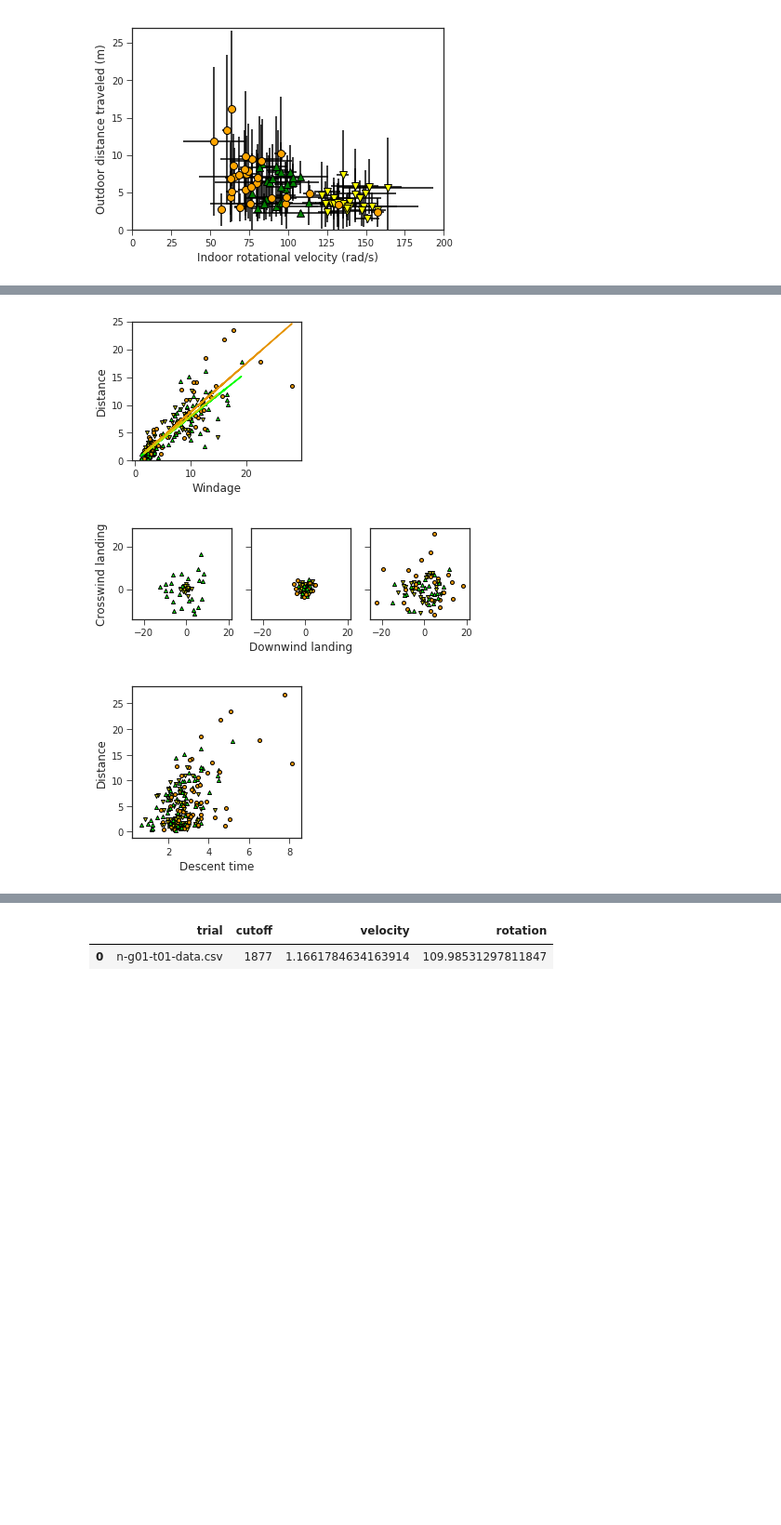
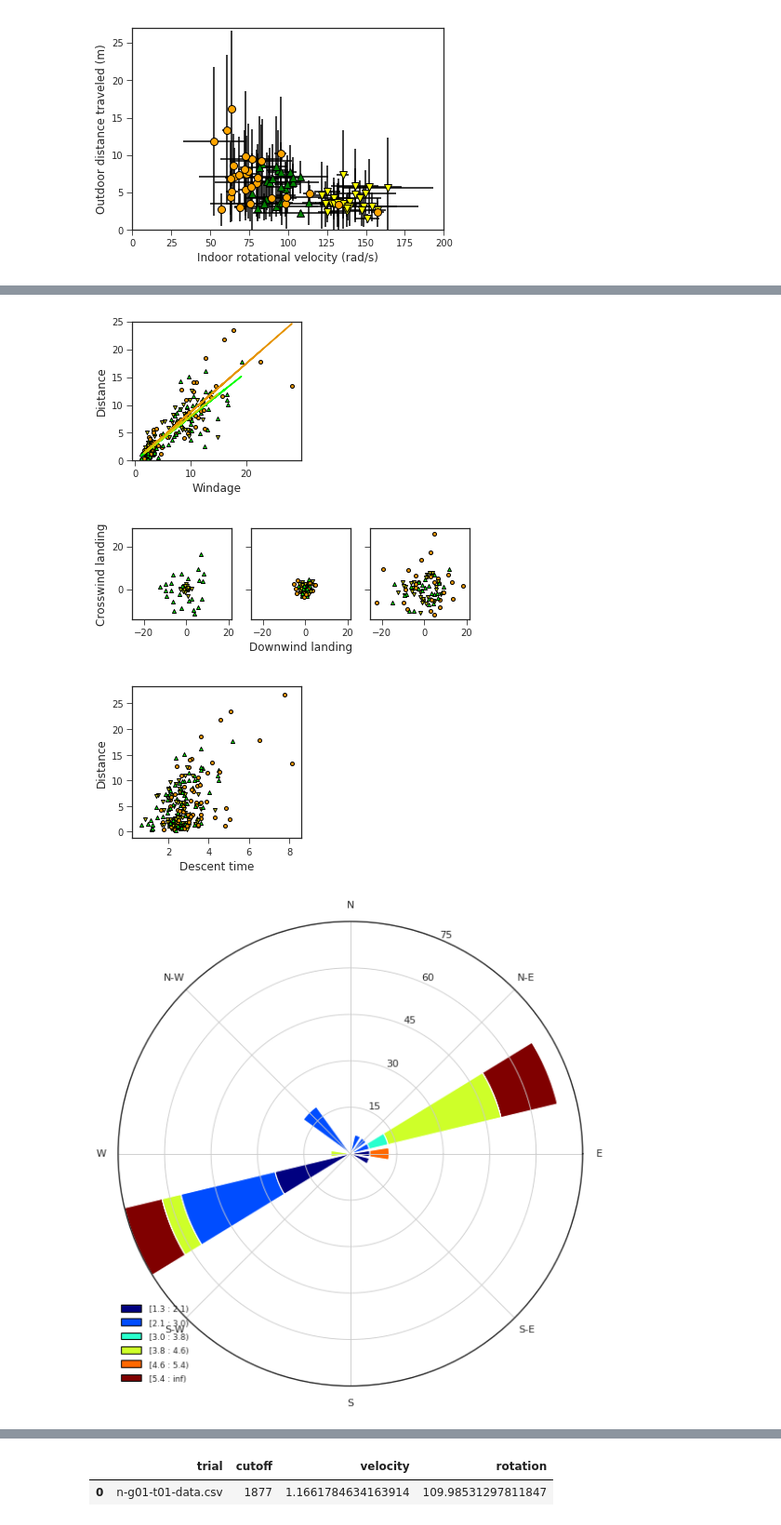
Before and after one commit to RossDynamics/team-samara, a Jupyter notebook: AllDataViz.ipynb, the cells around one changed output, grey strips where cells are left out. Shown: that part at 93% size. Cells and saved outputs as stored; diff of their text form; code cells hidden in the pictures; blank space fills up the shorter version.

```diff
--- a/AllDataViz.ipynb
+++ b/AllDataViz.ipynb
@@ -297,6 +297,8 @@ plt.show()
 [figure]
 [figure]
 # %%
+from windrose import WindroseAxes
+
 weatherData = pd.read_csv('DropStudy/OutdoorDropData/weatherData.csv')
 weatherData['Times'] = weatherData['Timestamp'].apply(pd.Timestamp)
 starttimes = ['2017-04-25T10','2017-04-25T10:40','2017-04-26T9:43','2017-04-27T9:42']
@@ -309,6 +311,8 @@ df_list = [new_df[np.logical_and(new_df['Date']==pd.Timestamp('2017-04-24'), new
 fig, ax = plt.subplots(figsize=(3.25,3))
 fig2, ax2 = plt.subplots(nrows=1, ncols=3, figsize=(6.5,2.8), sharex=True, sharey=True)
 fig3, ax3 = plt.subplots(figsize=(3.25,3))
+
+WindAxList = [WindroseAxes.from_ax() for k in range(3)]
 
 NTimes = []
 RTimes = []
@@ -324,6 +328,8 @@ for k, (start, stop, dropdata) in enumerate(zip(starttimes, stoptimes,df_list)):
     temp=weatherData[np.logical_and(weatherData['Times']>start,weatherData['Times']<stop)]
     Directions = temp['Wind Vane'].values
     Speeds = temp['Anemometer'].values*0.44704
+    WindAxList[max(k-1,0)].bar(Directions, Speeds, normed=True, opening=0.8, edgecolor='white')
+    WindAxList[max(k-1,0)].set_legend()
     WindAng = np.mean(np.arctan2(Speeds*np.sin(Directions), Speeds*np.cos(Directions)))
     WindSpeed = np.mean(Speeds)
     # Wind angle gives clockwise angle with 0 = south. Measurement gives clockwise angle with 0=north.
@@ -370,30 +376,31 @@ for (Times, Dists, color) in zip(TimeLists, DistLists, Colors):
 plt.sca(ax)
 plt.xlabel('Windage', fontsize=12)
 plt.ylabel('Distance', fontsize=12)
 plt.ylim([0, 25])
 plt.savefig('windage.eps', transparent=True, bbox_inches='tight')
 plt.savefig('windage.png', dpi=300, transparent=True, bbox_inches='tight')
 
 plt.sca(ax2[1])
 plt.xlabel('Downwind landing', fontsize=12)
 plt.sca(ax2[0])
 plt.ylabel('Crosswind landing', fontsize=12)
 plt.savefig('landing.eps', transparent=True, bbox_inches='tight')
 plt.savefig('landing.png', dpi=300, transparent=True, bbox_inches='tight')
 
 plt.sca(ax3)
 plt.xlabel('Descent time', fontsize=12)
 plt.ylabel('Distance', fontsize=12)
 plt.savefig('time-dist.eps', transparent=True, bbox_inches='tight')
 plt.savefig('time-dist.png', dpi=300, transparent=True, bbox_inches='tight')
 # %% [output]
 2.125 262.0
 8.25 70.6875
 2.142857142857143 217.26530612244898
 7.76595744680851 194.31914893617022
 [0.87306826] [0.74343438]
 [0.79200429] [0.69483418]
 [0.80426541] [0.65165956]
 [figure]
 [figure]
 [figure]
+[figure, added]
```
Also changed, not shown: parts of 1 cell of this notebook, 6 other files.
